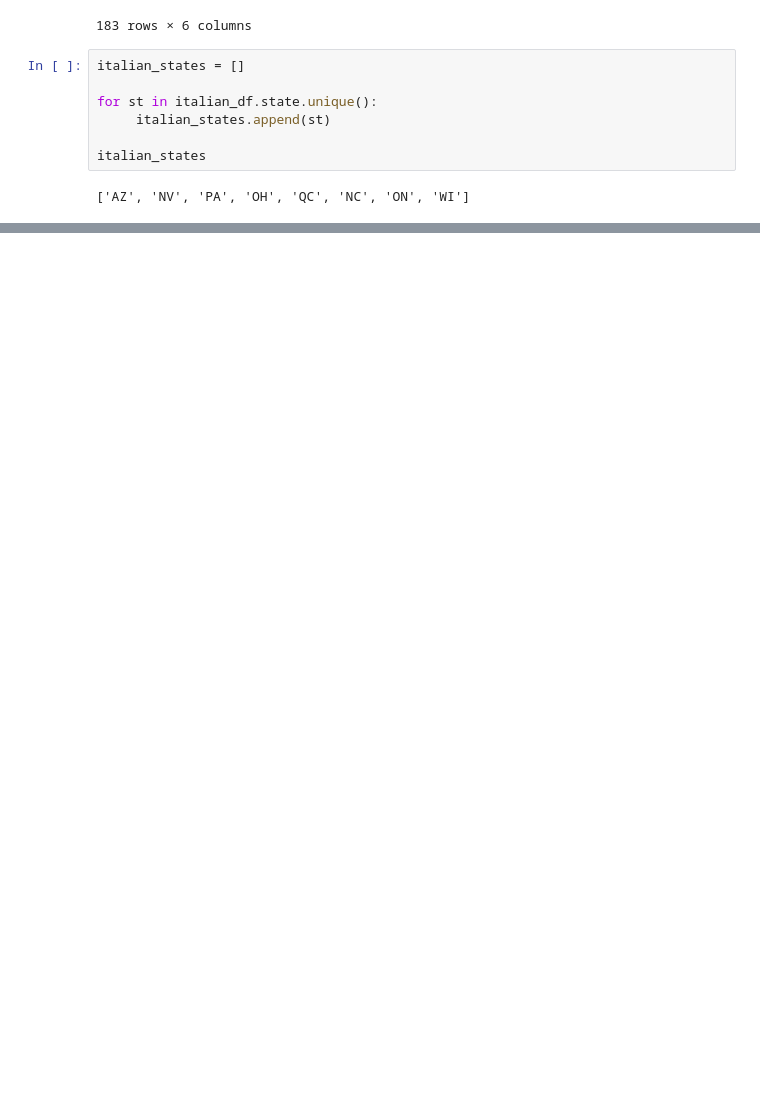
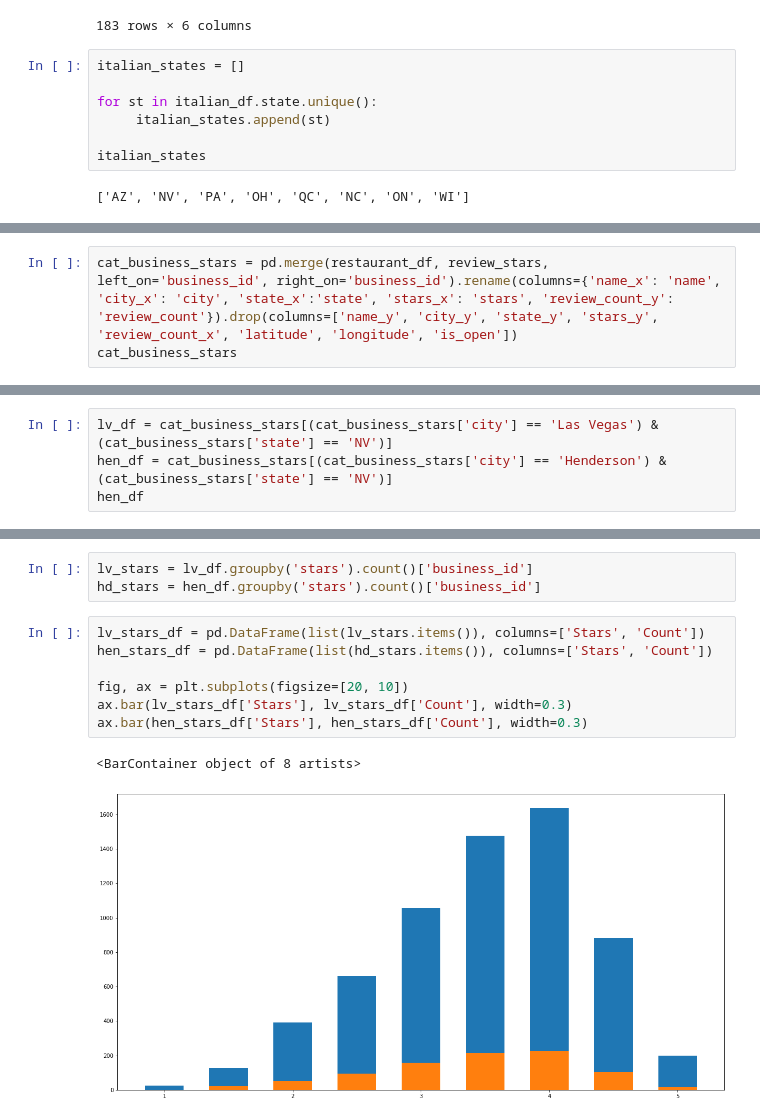
Before and after one commit to yueweng/restaurant-reviews, a Jupyter notebook: project.ipynb, the cells around one changed output, grey strips where cells are left out. Drawn from its saved outputs; the diff is of its cells as text; blank space fills up the shorter version.

```diff
--- a/project.ipynb
+++ b/project.ipynb
@@ -1000,3 +998,6 @@ plt.legend(fontsize=20)
 plt.savefig('images/cuisines_states.png', bbox_inches = "tight")
 # %% [output]
 [figure]
+# %%
+cat_business_stars = pd.merge(restaurant_df, review_stars, left_on='business_id', right_on='business_id').rename(columns={'name_x': 'name', 'city_x': 'city', 'state_x':'state', 'stars_x': 'stars', 'review_count_y': 'review_count'}).drop(columns=['name_y', 'city_y', 'state_y', 'stars_y', 'review_count_x', 'latitude', 'longitude', 'is_open'])
+cat_business_stars
@@ -1002,0 +1018,4 @@ plt.savefig('images/cuisines_states.png', bbox_inches = "tight")
+# %%
+lv_df = cat_business_stars[(cat_business_stars['city'] == 'Las Vegas') & (cat_business_stars['state'] == 'NV')]
+hen_df = cat_business_stars[(cat_business_stars['city'] == 'Henderson') & (cat_business_stars['state'] == 'NV')]
+hen_df
@@ -1002,0 +1036,13 @@ plt.savefig('images/cuisines_states.png', bbox_inches = "tight")
+# %%
+lv_stars = lv_df.groupby('stars').count()['business_id']
+hd_stars = hen_df.groupby('stars').count()['business_id']
+# %%
+lv_stars_df = pd.DataFrame(list(lv_stars.items()), columns=['Stars', 'Count'])
+hen_stars_df = pd.DataFrame(list(hd_stars.items()), columns=['Stars', 'Count'])
+
+fig, ax = plt.subplots(figsize=[20, 10])
+ax.bar(lv_stars_df['Stars'], lv_stars_df['Count'], width=0.3)
+ax.bar(hen_stars_df['Stars'], hen_stars_df['Count'], width=0.3)
+# %% [output]
+<BarContainer object of 8 artists>
+[figure, added]
```
Also changed, not shown: parts of 9 cells of this notebook, 12 other files.
